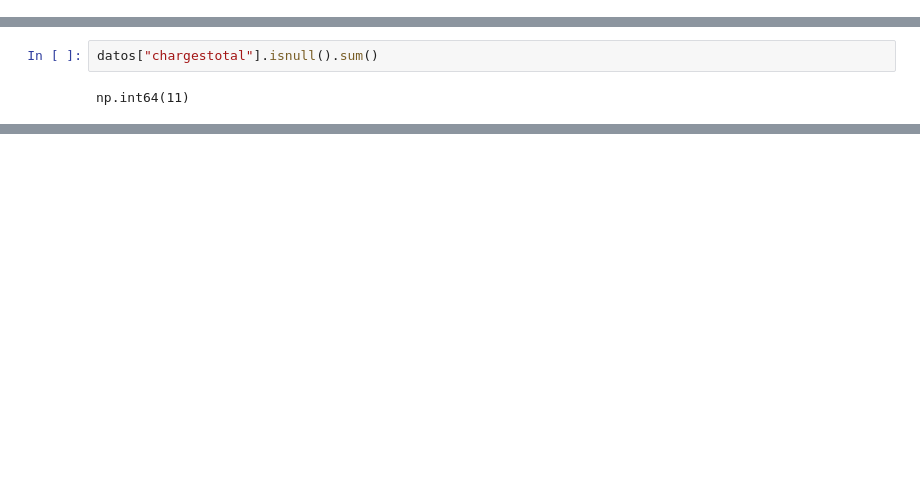
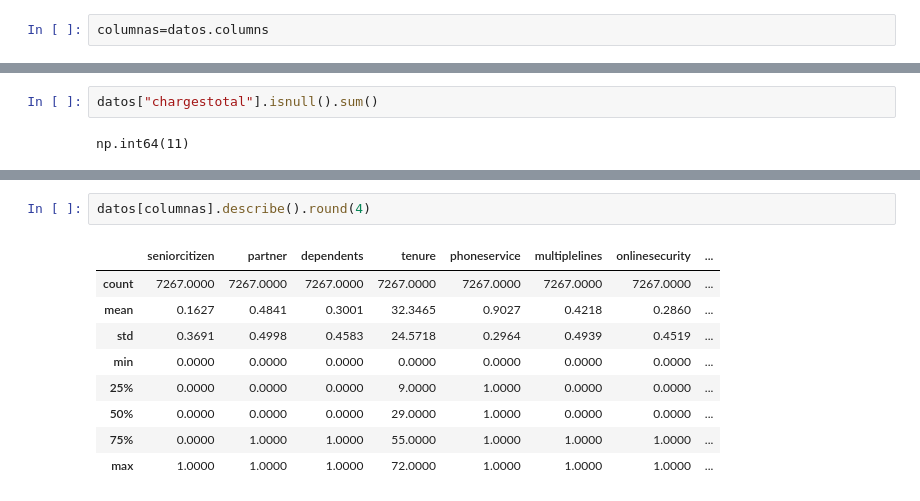
Before and after one commit to pierobadano/Desafio-TelecomX-P1, a Jupyter notebook: Desafio_Telecom_p1.ipynb, the cells around one changed output, grey strips where cells are left out. Cells and saved outputs as stored; diff of their text form; blank space fills up the shorter version.

```diff
--- a/Desafio_Telecom_p1.ipynb
+++ b/Desafio_Telecom_p1.ipynb
@@ -87,3 +87,5 @@ Data columns (total 21 columns):
  20  Charges.Total     7267 non-null   object
 dtypes: float64(1), int64(2), object(18)
 memory usage: 1.2+ MB
+# %%
+columnas=datos.columns
@@ -292,0 +300,12 @@ datos[datos['chargestotal'].isna()] #habian valores nulos no detectados, puesto
+# %%
+datos[columnas].describe().round(4)
+# %% [output]
+|  | seniorcitizen | partner | dependents | tenure | phoneservice | multiplelines | onlinesecurity | ... |
+| count | 7267.0000 | 7267.0000 | 7267.0000 | 7267.0000 | 7267.0000 | 7267.0000 | 7267.0000 | ... |
+| mean | 0.1627 | 0.4841 | 0.3001 | 32.3465 | 0.9027 | 0.4218 | 0.2860 | ... |
+| std | 0.3691 | 0.4998 | 0.4583 | 24.5718 | 0.2964 | 0.4939 | 0.4519 | ... |
+| min | 0.0000 | 0.0000 | 0.0000 | 0.0000 | 0.0000 | 0.0000 | 0.0000 | ... |
+| 25% | 0.0000 | 0.0000 | 0.0000 | 9.0000 | 1.0000 | 0.0000 | 0.0000 | ... |
+| 50% | 0.0000 | 0.0000 | 0.0000 | 29.0000 | 1.0000 | 0.0000 | 0.0000 | ... |
+| 75% | 0.0000 | 1.0000 | 1.0000 | 55.0000 | 1.0000 | 1.0000 | 1.0000 | ... |
+| max | 1.0000 | 1.0000 | 1.0000 | 72.0000 | 1.0000 | 1.0000 | 1.0000 | ... |
```
Also changed, not shown: parts of 12 cells of this notebook.
